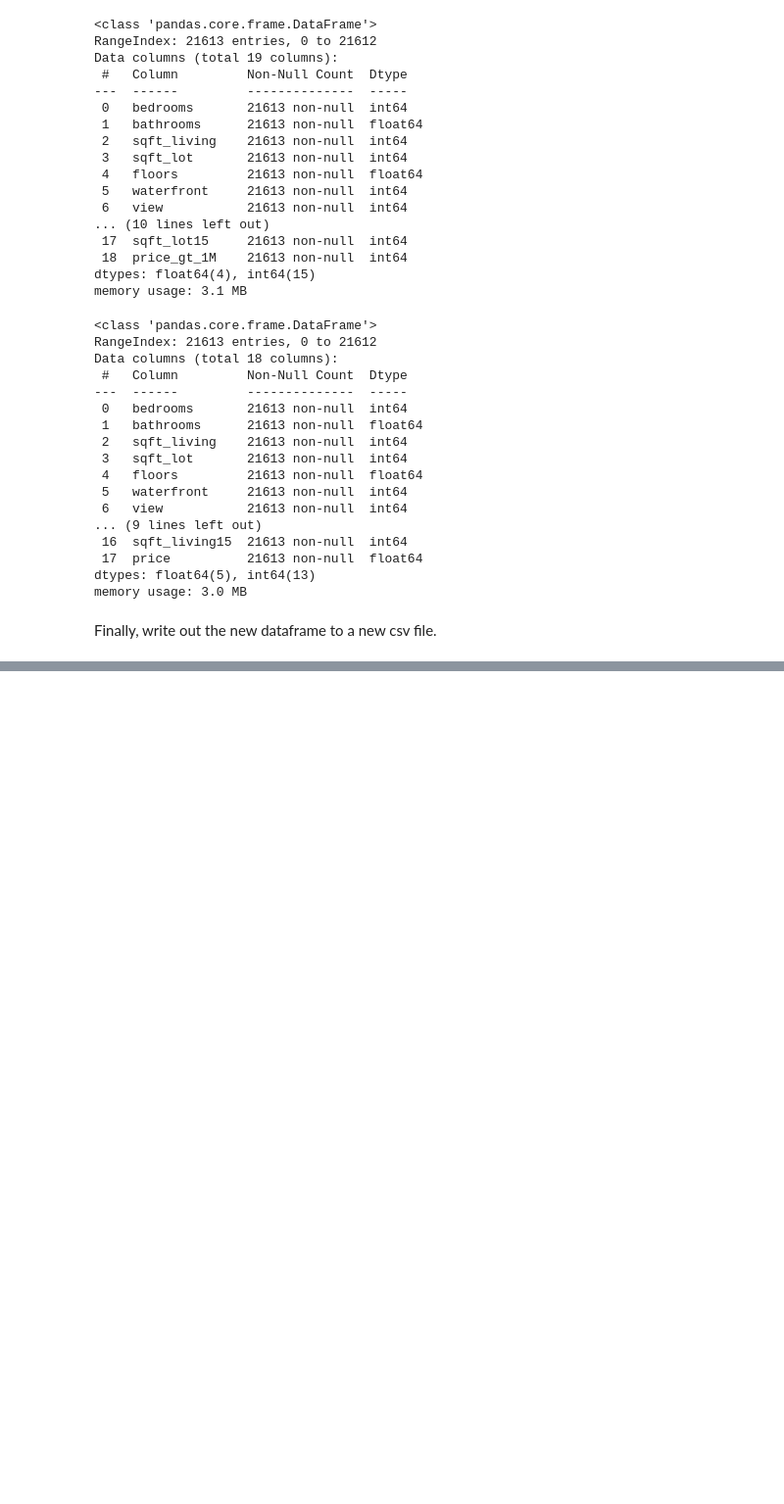
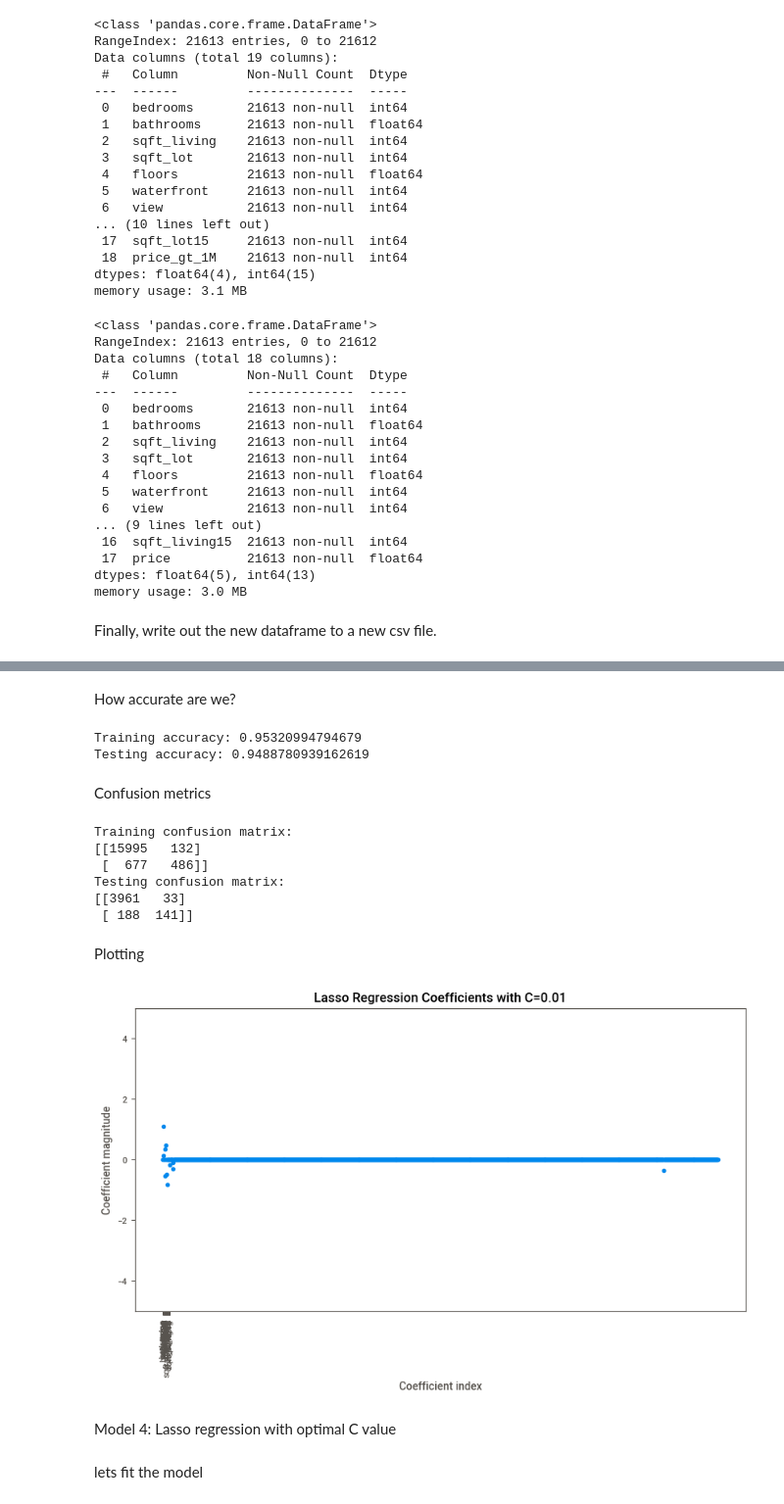
Before and after one commit to Razlop/hw1_mis, a Jupyter notebook: hw1_sklearn_dataprep.ipynb, the cells around one changed output, grey strips where cells are left out. Shown: that part at 98% size. Drawn from its saved outputs; the diff is of its cells as text; code cells hidden in the pictures; blank space fills up the shorter version.

```diff
--- a/hw1_sklearn_dataprep.ipynb
+++ b/hw1_sklearn_dataprep.ipynb
@@ -151,0 +412,7 @@ housing_regression_df.to_csv("./data/kc_house_data_regression.csv", index=False)
+# %%
+model_3 = Pipeline(steps=[
+    ('preprocessor', preprocessor),
+    ('classifier', LogisticRegression(penalty='l1', C=0.01, solver='saga', max_iter=2000, random_state=42))
+])
+# %%
+model_3.fit(X_train, y_train)
@@ -151,0 +445,39 @@ housing_regression_df.to_csv("./data/kc_house_data_regression.csv", index=False)
+# %% [markdown]
+How accurate are we?
+# %%
+print(f"Training accuracy: {train_score}")
+print(f"Testing accuracy: {test_score}")
+# %% [output]
+Training accuracy: 0.95320994794679
+Testing accuracy: 0.9488780939162619
+# %% [markdown]
+Confusion metrics
+# %%
+train_confusion = confusion_matrix(y_train, train_preds)
+test_confusion = confusion_matrix(y_test, test_preds)
+print(f"Training confusion matrix:\n{train_confusion}")
+print(f"Testing confusion matrix:\n{test_confusion}")
+# %% [output]
+Training confusion matrix:
+[[15995   132]
+ [  677   486]]
+Testing confusion matrix:
+[[3961   33]
+ [ 188  141]]
+# %% [markdown]
+Plotting
+# %%
+coefs = model_3.named_steps['classifier'].coef_
+plt.figure(figsize=(10,5))
+plt.plot(coefs.T, 'o')
+plt.xticks(range(X_train.shape[1]), X_train.columns, rotation=90)
+plt.hlines(0, 0, X_train.shape[1])
+plt.ylim(-5, 5)
+plt.xlabel("Coefficient index")
+plt.ylabel("Coefficient magnitude")
+plt.title("Lasso Regression Coefficients with C=0.01")
+plt.show()
+# %% [output]
+[figure, added]
+# %% [markdown]
+Model 4: Lasso regression with optimal C value
@@ -151,0 +493,2 @@ housing_regression_df.to_csv("./data/kc_house_data_regression.csv", index=False)
+# %% [markdown]
+lets fit the model
```
Also changed, not shown: parts of 96 cells of this notebook, 2 other files.
